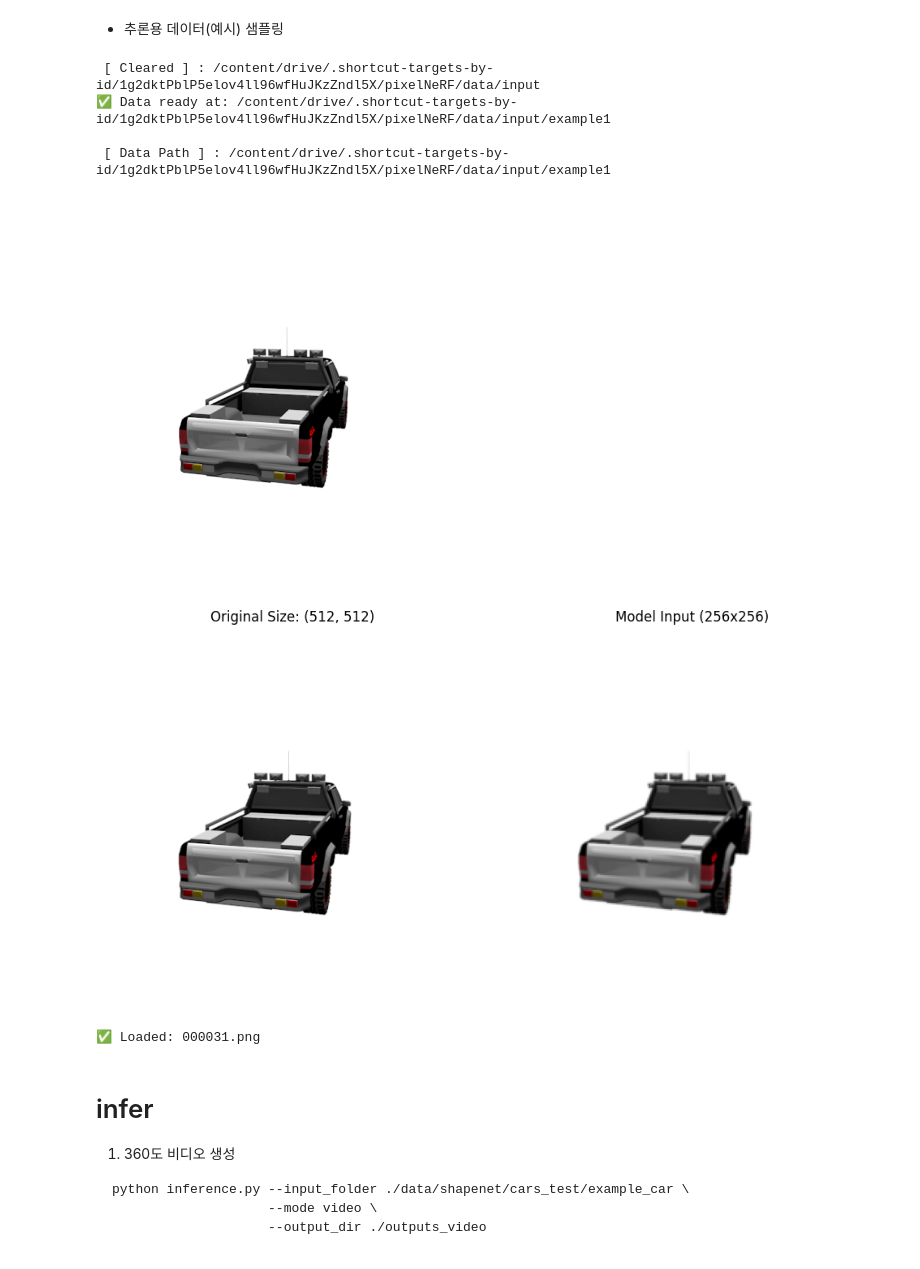
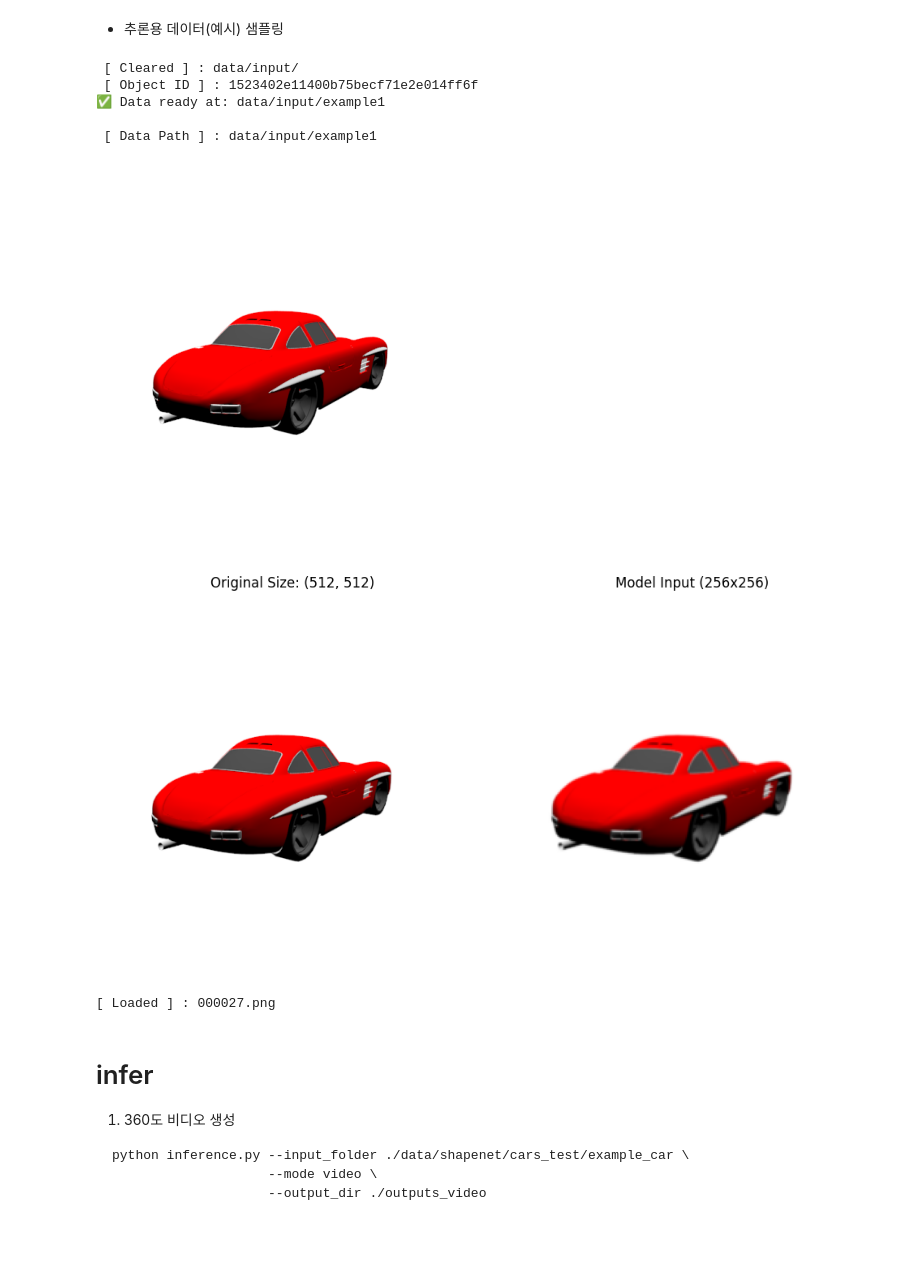
Before and after one commit to JY-maru/pixelNeRF-SSU, a Jupyter notebook: infer.ipynb, the cells around one changed output. Saved outputs shown, nothing was run; the diff lists cells and outputs as text; code cells hidden in the pictures.

Commit message:
modified example

```diff
--- a/infer.ipynb
+++ b/infer.ipynb
@@ -36,38 +36,40 @@ Data ready at  : /content/pixNeRF_shapeNet_v2_data/
 # %%
 import os
 import glob
 import shutil
 import importlib
 import matplotlib.pyplot as plt
 import matplotlib.image as mpimg
 
 from inference import DataPreprocessor
 
+
 # ================= Configuration =================
 SOURCE_DATA_ROOT = "/content/pixNeRF_shapeNet_v2_data/cars_test"
-TARGET_ROOT = os.path.join(os.getcwd(), "data", "input")
+TARGET_ROOT = "data/input/"
 OUTPUT_DIR_NAME = "example1"
 NUM_VIEWS = 6
 MAX_ELEVATION = 50.0
-TARGET_ID = "c6b98edfbb65320654b49557f8ea8b42"
+TARGET_ID = "1523402e11400b75becf71e2e014ff6f"
 # =================================================
 
 preprocessor = DataPreprocessor(SOURCE_DATA_ROOT, TARGET_ROOT, OUTPUT_DIR_NAME)
 generated_path, selected_obj_id = preprocessor.prepare_data(NUM_VIEWS, MAX_ELEVATION, TARGET_ID)
 
 if generated_path:
     print(f"\n [ Data Path ] : {generated_path}")
     preview_images = glob.glob(os.path.join(generated_path, 'rgb', '*'))
     if preview_images:
         plt.imshow(mpimg.imread(preview_images[0]))
         plt.axis('off')
         plt.show()
 # %% [output]
- [ Cleared ] : /content/drive/.shortcut-targets-by-id/1g2dktPblP5elov4ll96wfHuJKzZndl5X/pixelNeRF/data/input
-✅ Data ready at: /content/drive/.shortcut-targets-by-id/1g2dktPblP5elov4ll96wfHuJKzZndl5X/pixelNeRF/data/input/example1
+ [ Cleared ] : data/input/
+ [ Object ID ] : 1523402e11400b75becf71e2e014ff6f
+✅ Data ready at: data/input/example1
 
- [ Data Path ] : /content/drive/.shortcut-targets-by-id/1g2dktPblP5elov4ll96wfHuJKzZndl5X/pixelNeRF/data/input/example1
+ [ Data Path ] : data/input/example1
-[figure, old version]
+[figure, new version]
 # %%
 import os
 import glob
@@ -95,7 +97,7 @@ def show_resized_example():
         # 원본 로드
         original_img = Image.open(sample_path).convert("RGB")
 
-        # 3. 128x128로 리사이즈 (NeRF 모델이 보는 세상)
+        # 3. 리사이즈 (NeRF 모델이 보는 세상)
         resized_img = original_img.resize(TARGET_SIZE, Image.BILINEAR)
 
         # 4. 비교 출력
@@ -107,7 +109,7 @@ def show_resized_example():
         plt.title(f"Original Size: {original_img.size}")
         plt.axis("off")
 
-        # 128x128 (모델 시점)
+        # (모델 시점)
         plt.subplot(1, 2, 2)
         plt.imshow(resized_img)
         plt.title(f"Model Input ({TARGET_SIZE[0]}x{TARGET_SIZE[1]})")
@@ -116,7 +118,7 @@ def show_resized_example():
         plt.tight_layout()
         plt.show()
 
-        print(f"✅ Loaded: {os.path.basename(sample_path)}")
+        print(f"[ Loaded ] : {os.path.basename(sample_path)}")
 
     except Exception as e:
         print(f"⚠️ Error: {e}")
@@ -124,8 +126,8 @@ def show_resized_example():
 # 실행
 show_resized_example()
 # %% [output]
-[figure, old version]
+[figure, new version]
-✅ Loaded: 000031.png
+[ Loaded ] : 000027.png
 # %% [markdown]
 # infer
 
```
Also changed, not shown: parts of 3 cells of this notebook, 34 other files.
